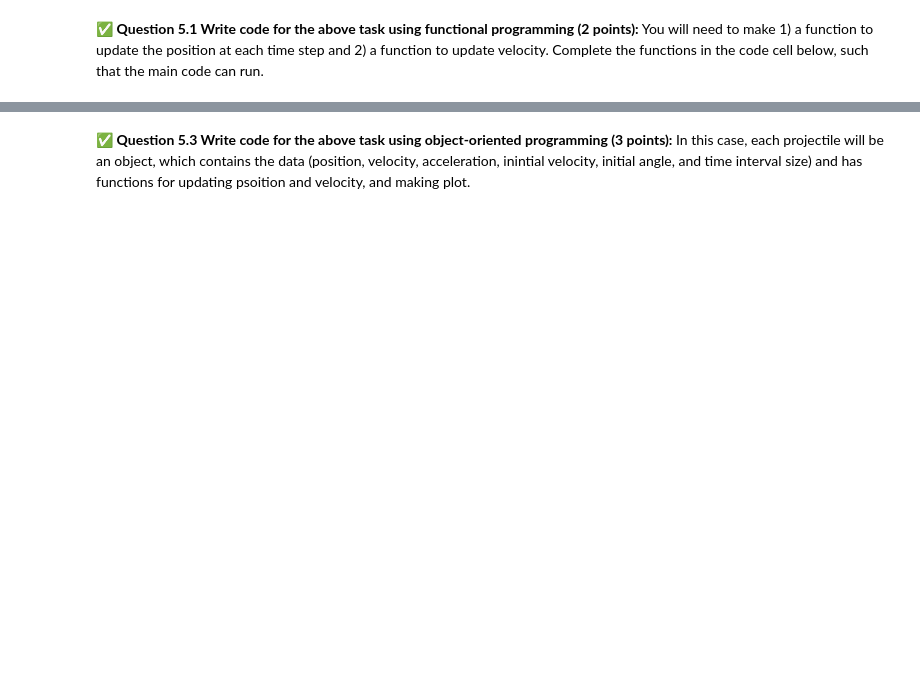
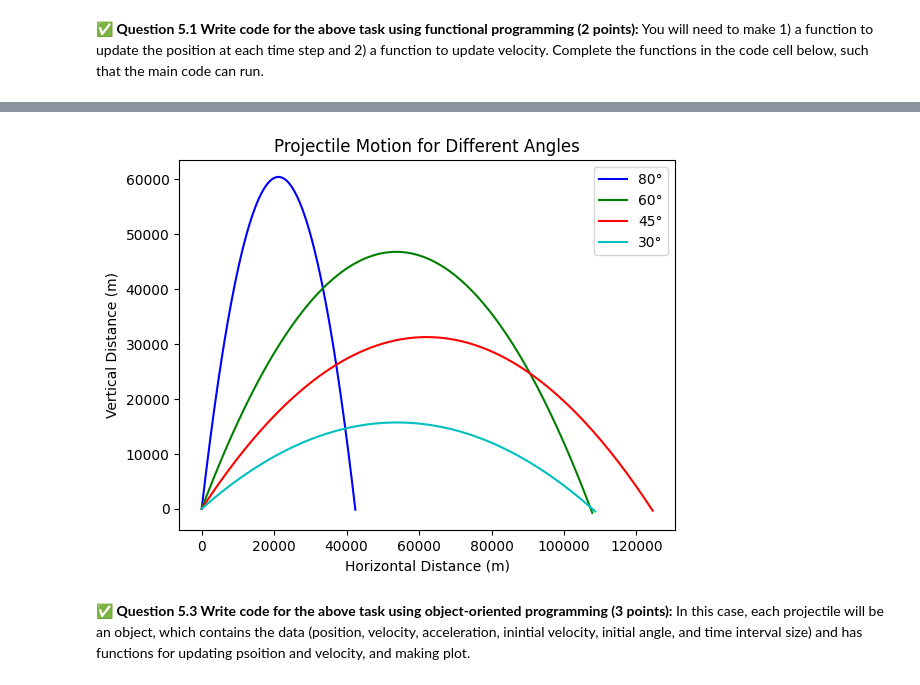
Before and after one commit to KinghamRMSU/CMSE202-f25-turnin, a Jupyter notebook: midterm/CMSE202-Midterm-Section003-STUDENT.ipynb, the cells around one changed output, grey strips where cells are left out. Cells and saved outputs as stored; diff of their text form; code cells hidden in the pictures; blank space fills up the shorter version.

```diff
--- a/midterm/CMSE202-Midterm-Section003-STUDENT.ipynb
+++ b/midterm/CMSE202-Midterm-Section003-STUDENT.ipynb
@@ -831,6 +839,57 @@ plt.plot(xp,yp,c='b')
 <img src="https://i.ibb.co/Z1VK7sc0/trajectories.png" width=400px>
 # %%
 ### Put your code here
+def plot_trajectory(theta, v0, ax, ay, dt):
+    vx = v0 * math.cos(math.radians(theta))
+    vy = v0 * math.sin(math.radians(theta))
+
+    xp = []
+    yp = []
+
+    x = 0
+    y = 0
+
+    xp.append(x)
+    yp.append(y)
+
+    for t in range(500):
+        x, y = update_position(x, y, vx, vy, dt)
+
+        xp.append(x)
+        yp.append(y)
+
+        vx, vy = update_velocity(vx, vy, ax, ay, dt)
+
+        if y < 0:
+            break
+
+    return xp, yp
+
+# acceleration
+ax = 0
+ay = -9.81
+
+# initial velocity
+v0 = 1100
+
+# time interval
+dt = 1
+
+angles = [80, 60, 45, 30]
+colors = ['b', 'g', 'r', 'c']
+labels = [f'{theta}°' for theta in angles]
+
+for theta, color, label in zip(angles, colors, labels):
+    xp, yp = plot_trajectory(theta, v0, ax, ay, dt)
+    plt.plot(xp, yp, c=color, label=label)
+
+plt.xlabel('Horizontal Distance (m)')
+plt.ylabel('Vertical Distance (m)')
+plt.title('Projectile Motion for Different Angles')
+plt.legend()
+plt.show()
+# %% [output]
+[figure, added]
 # %% [markdown]
 &#9989; **Question 5.3 Write code for the above task using object-oriented programming (3 points):** In this case, each projectile will be an object, which contains the data (position, velocity, acceleration, inintial velocity, initial angle, and time interval size) and has functions for updating psoition and velocity, and making plot.
 # %%
```
Also changed, not shown: parts of 4 cells of this notebook.
